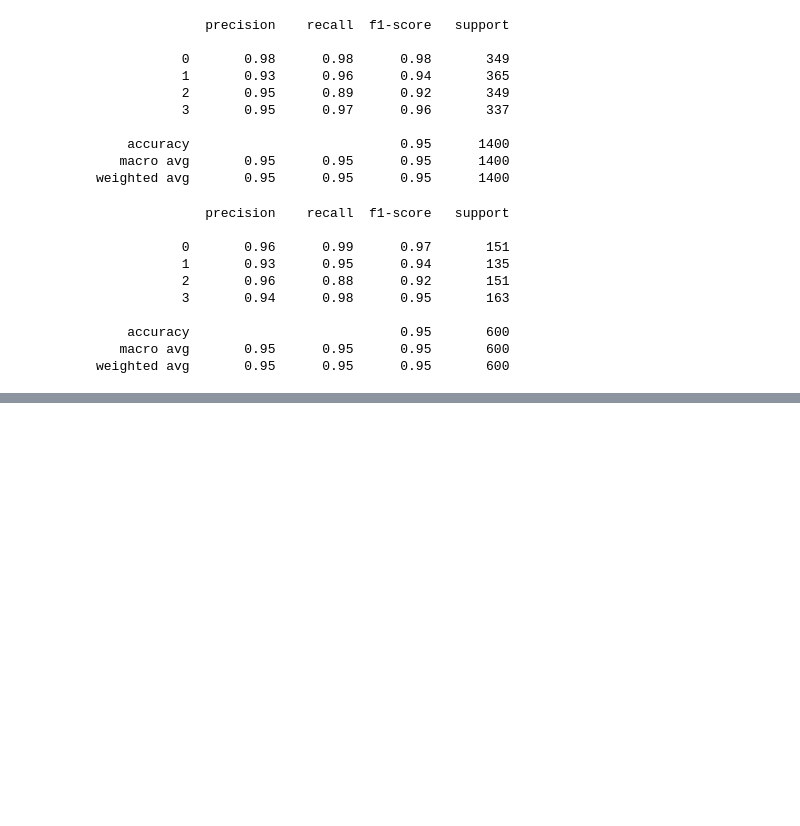
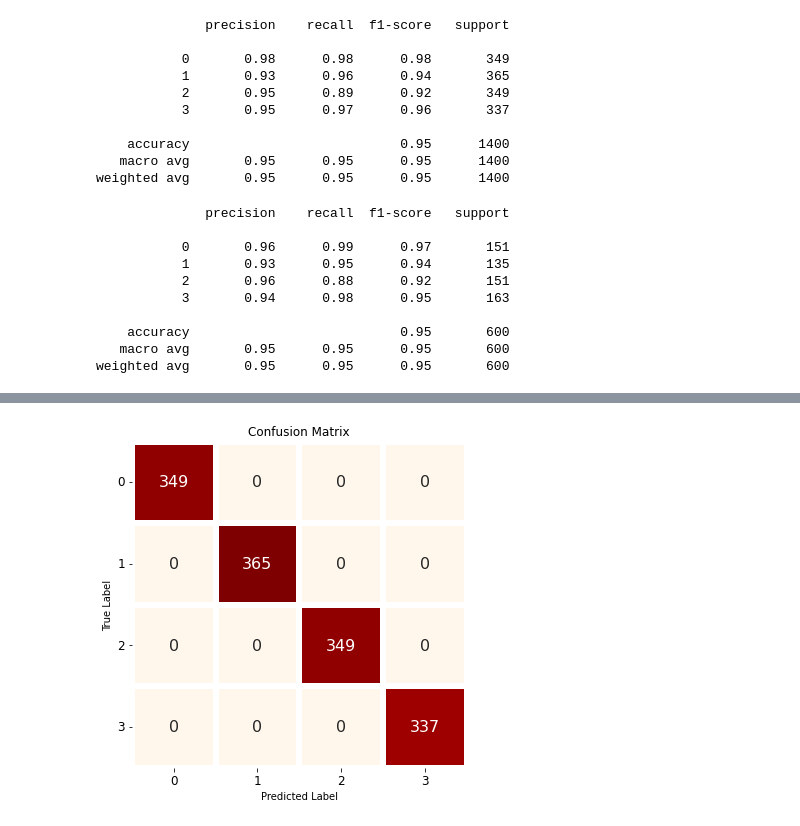
Before and after one commit to satyam-jyoti-sankar/Mobile_price_range_prediction, a Jupyter notebook: Mobile_price_range_prediction.ipynb, the cells around one changed output, grey strips where cells are left out. Saved outputs shown, nothing was run; the diff lists cells and outputs as text; code cells hidden in the pictures; blank space fills up the shorter version.

```diff
--- a/Mobile_price_range_prediction.ipynb
+++ b/Mobile_price_range_prediction.ipynb
@@ -1006,3 +1009,0 @@ from xgboost import XGBClassifier
-# %%
-xgb_clf = XGBClassifier()
-xgb_clf.fit(X_train, y_train)
@@ -1468,0 +1373,10 @@ weighted avg       0.95      0.95      0.95       600
+# %%
+from xgboost import XGBClassifier
+xg_model =XGBClassifier()
+parameters = {
+    'max_depth':  (4,6,8,10),
+    # 'n_estimators': (100,200,500,1000,1500),
+    'learning_rate': [0.1, 0.01, 0.05,0.09]
+}
+xg_classifier=GridSearchCV(xg_model,param_grid=parameters,cv=5,verbose=3)
+xg_classifier.fit(X_train,y_train)
@@ -1468,0 +1410,5 @@ weighted avg       0.95      0.95      0.95       600
+# %%
+# Making predictions on train and test data
+
+train_class_preds = xg_classifier.predict(X_train)
+test_class_preds = xg_classifier.predict(X_test)
@@ -1468,0 +1511,19 @@ weighted avg       0.95      0.95      0.95       600
+# %%
+# train data
+labels = ['0', '1' , '2', '3']
+cm = confusion_matrix(y_train,train_class_preds)
+
+df1 = pd.DataFrame(columns=["0","1","2","3"], index= ["0","1","2","3"], data= cm )
+
+f,ax = plt.subplots(figsize=(6,6))
+
+sns.heatmap(df1, annot=True,cmap="OrRd", fmt= '.0f',
+            ax=ax,linewidths = 5, cbar = False,annot_kws={"size": 16})
+plt.xlabel("Predicted Label")
+plt.xticks(size = 12)
+plt.yticks(size = 12, rotation = 0)
+plt.ylabel("True Label")
+plt.title("Confusion Matrix", size = 12)
+plt.show()
+# %% [output]
+[figure, added]
```
Also changed, not shown: parts of 32 cells of this notebook.
